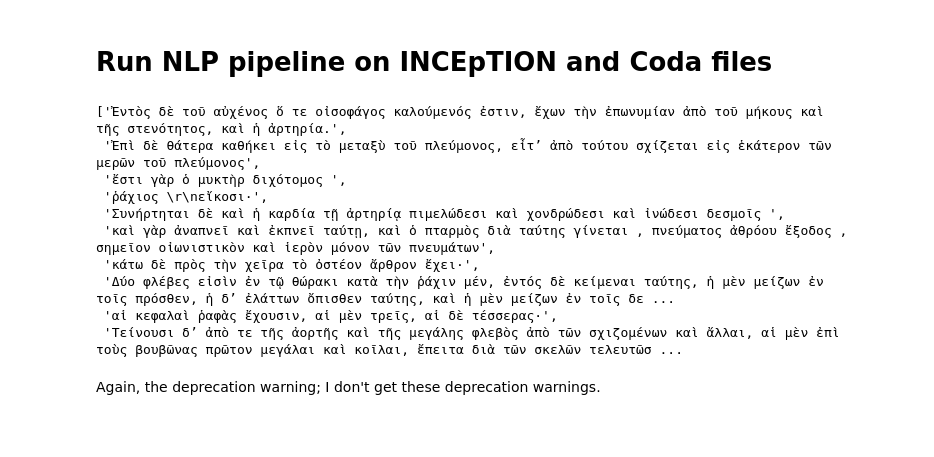
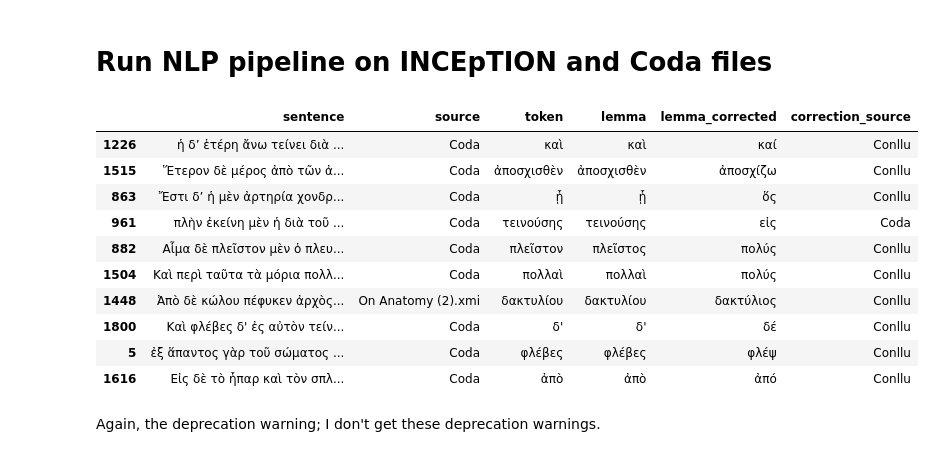
Before and after one commit to Atlogit/greCy_Atlomy, a Jupyter notebook: src/Greek_Lemmatizer_norm_dev.ipynb, the cells around one changed output. Saved outputs shown, nothing was run; the diff lists cells and outputs as text; code cells hidden in the pictures; blank space fills up the shorter version.

```diff
--- a/src/Greek_Lemmatizer_norm_dev.ipynb
+++ b/src/Greek_Lemmatizer_norm_dev.ipynb
@@ -309,0 +180,8 @@ for key, value in big_dict.items():
+# %%
+# create big dict df with word, lemma, source
+big_dict = {
+    'Conllu': conllu_lemma_dict,  # files from Jackobo
+    'Inception': inception_dict,
+    'Coda': lemma_dict,
+    'Dendrosearch': dendrosearch_lemma_dict
+}
@@ -321,19 +210,2 @@ delta size: 168984
 # %% [markdown]
 # Run NLP pipeline on INCEpTION and Coda files
-# %%
-# merge sentences from inception and coda
-
-sentences = df['Quote'].tolist() + inception_sentences
-sentences = list(set(sentences))
-random.sample(sentences, 10)
-# %% [output]
-['Ἐντὸς δὲ τοῦ αὐχένος ὅ τε οἰσοφάγος καλούμενός ἐστιν, ἔχων τὴν ἐπωνυμίαν ἀπὸ τοῦ μήκους καὶ τῆς στενότητος, καὶ ἡ ἀρτηρία.',
- 'Ἐπὶ δὲ θάτερα καθήκει εἰς τὸ μεταξὺ τοῦ πλεύμονος, εἶτ’ ἀπὸ τούτου σχίζεται εἰς ἑκάτερον τῶν μερῶν τοῦ πλεύμονος',
- 'ἔστι γὰρ ὁ μυκτὴρ διχότομος ',
- 'ῥάχιος \r\nεἴκοσι·',
- 'Συνήρτηται δὲ καὶ ἡ καρδία τῇ ἀρτηρίᾳ πιμελώδεσι καὶ χονδρώδεσι καὶ ἰνώδεσι δεσμοῖς ',
- 'καὶ γὰρ ἀναπνεῖ καὶ ἐκπνεῖ ταύτῃ, καὶ ὁ πταρμὸς διὰ ταύτης γίνεται , πνεύματος ἀθρόου ἔξοδος , σημεῖον οἰωνιστικὸν καὶ ἱερὸν μόνον τῶν πνευμάτων',
- 'κάτω δὲ πρὸς τὴν χεῖρα τὸ ὀστέον ἄρθρον ἔχει·',
- 'Δύο φλέβες εἰσὶν ἐν τῷ θώρακι κατὰ τὴν ῥάχιν μέν, ἐντός δὲ κείμεναι ταύτης, ἡ μὲν μείζων ἐν τοῖς πρόσθεν, ἡ δ’ ἐλάττων ὄπισθεν ταύτης, καὶ ἡ μὲν μείζων ἐν τοῖς δε ...
- 'αἱ κεφαλαὶ ῥαφὰς ἔχουσιν, αἱ μὲν τρεῖς, αἱ δὲ τέσσερας·',
- 'Τείνουσι δ’ ἀπὸ τε τῆς ἀορτῆς καὶ τῆς μεγάλης φλεβὸς ἀπὸ τῶν σχιζομένων καὶ ἄλλαι, αἱ μὲν ἐπὶ τοὺς βουβῶνας πρῶτον μεγάλαι καὶ κοῖλαι, ἔπειτα διὰ τῶν σκελῶν τελευτῶσ ...
@@ -368,2 +258,17 @@ for sentence in sentences:
+# %%
+# filter by correction source: Coda Annotation
+corrections_df_nfkd.sample(10)
+# %% [output]
+|  | sentence | source | token | lemma | lemma_corrected | correction_source |
+| 1226 | ἡ δ’ ἑτέρη ἄνω τείνει διὰ ... | Coda | καὶ | καὶ | καί | Conllu |
+| 1515 | Ἕτερον δὲ μέρος ἀπὸ τῶν ἀ... | Coda | ἀποσχισθὲν | ἀποσχισθὲν | ἀποσχίζω | Conllu |
+| 863 | Ἔστι δ’ ἡ μὲν ἀρτηρία χονδρ... | Coda | ᾗ | ᾗ | ὅς | Conllu |
+| 961 | πλὴν ἐκείνη μὲν ἡ διὰ τοῦ ... | Coda | τεινούσης | τεινούσης | εἰς | Coda |
+| 882 | Αἷμα δὲ πλεῖστον μὲν ὁ πλευ... | Coda | πλεῖστον | πλεῖστος | πολύς | Conllu |
+| 1504 | Καὶ περὶ ταῦτα τὰ μόρια πολλ... | Coda | πολλαὶ | πολλαὶ | πολύς | Conllu |
+| 1448 | Ἀπὸ δὲ κώλου πέφυκεν ἀρχὸς... | On Anatomy (2).xmi | δακτυλίου | δακτυλίου | δακτύλιος | Conllu |
+| 1800 | Καὶ φλέβες δ' ἐς αὐτὸν τείν... | Coda | δ' | δ' | δέ | Conllu |
+| 5 | ἐξ ἅπαντος γὰρ τοῦ σώματος ... | Coda | φλέβες | φλέβες | φλέψ | Conllu |
+| 1616 | Εἰς δὲ τὸ ἧπαρ καὶ τὸν σπλ... | Coda | ἀπὸ | ἀπὸ | ἀπό | Conllu |
 # %% [markdown]
 Again, the deprecation warning; I don't get these deprecation warnings.
```
Also changed, not shown: parts of 27 cells of this notebook.
